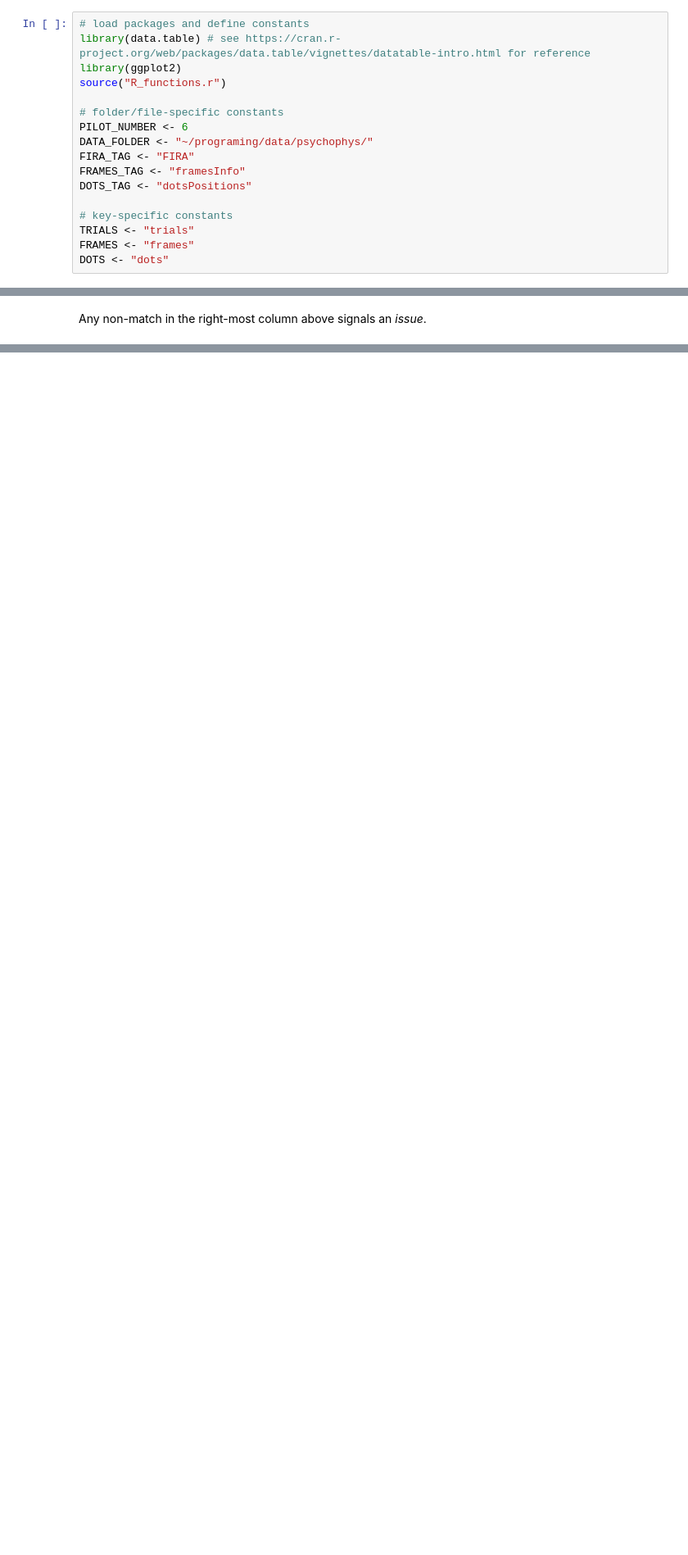
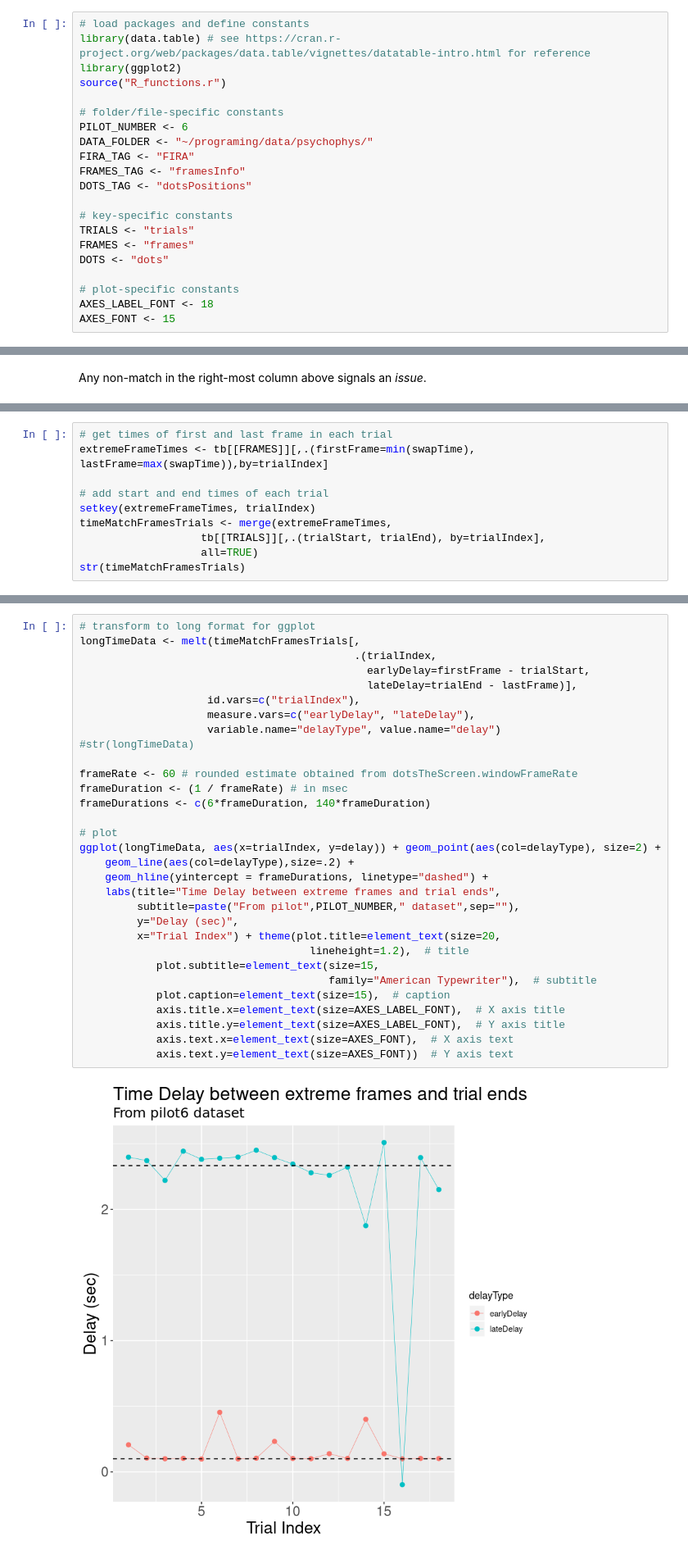
Before and after one commit to TheGoldLab/Analysis_SingleCP_DotsReversal, a Jupyter notebook: Python_scripts/pilot6.ipynb, the cells around one changed output, grey strips where cells are left out. Shown at 82% size. Saved outputs shown, nothing was run; the diff lists cells and outputs as text; blank space fills up the shorter version.

```diff
--- a/Python_scripts/pilot6.ipynb
+++ b/Python_scripts/pilot6.ipynb
@@ -19,6 +19,10 @@ DOTS_TAG <- "dotsPositions"
 TRIALS <- "trials"
 FRAMES <- "frames"
 DOTS <- "dots"
+
+# plot-specific constants
+AXES_LABEL_FONT <- 18
+AXES_FONT <- 15
 # %%
 # load csv files into data.tables
 tb <- list(
@@ -214,0 +176,10 @@ Any non-match in the right-most column above signals an *issue*.
+# %%
+# get times of first and last frame in each trial
+extremeFrameTimes <- tb[[FRAMES]][,.(firstFrame=min(swapTime), lastFrame=max(swapTime)),by=trialIndex]
+
+# add start and end times of each trial
+setkey(extremeFrameTimes, trialIndex)
+timeMatchFramesTrials <- merge(extremeFrameTimes,
+                   tb[[TRIALS]][,.(trialStart, trialEnd), by=trialIndex],
+                   all=TRUE)
+str(timeMatchFramesTrials)
@@ -214,0 +195,33 @@ Any non-match in the right-most column above signals an *issue*.
+# %%
+# transform to long format for ggplot
+longTimeData <- melt(timeMatchFramesTrials[,
+                                           .(trialIndex,
+                                             earlyDelay=firstFrame - trialStart,
+                                             lateDelay=trialEnd - lastFrame)],
+                    id.vars=c("trialIndex"),
+                    measure.vars=c("earlyDelay", "lateDelay"),
+                    variable.name="delayType", value.name="delay")
+#str(longTimeData)
+
+frameRate <- 60 # rounded estimate obtained from dotsTheScreen.windowFrameRate
+frameDuration <- (1 / frameRate) # in msec
+frameDurations <- c(6*frameDuration, 140*frameDuration)
+
+# plot
+ggplot(longTimeData, aes(x=trialIndex, y=delay)) + geom_point(aes(col=delayType), size=2) +
+    geom_line(aes(col=delayType),size=.2) +
+    geom_hline(yintercept = frameDurations, linetype="dashed") +
+    labs(title="Time Delay between extreme frames and trial ends",
+         subtitle=paste("From pilot",PILOT_NUMBER," dataset",sep=""),
+         y="Delay (sec)",
+         x="Trial Index") + theme(plot.title=element_text(size=20,
+                                    lineheight=1.2),  # title
+            plot.subtitle=element_text(size=15,
+                                       family="American Typewriter"),  # subtitle
+            plot.caption=element_text(size=15),  # caption
+            axis.title.x=element_text(size=AXES_LABEL_FONT),  # X axis title
+            axis.title.y=element_text(size=AXES_LABEL_FONT),  # Y axis title
+            axis.text.x=element_text(size=AXES_FONT),  # X axis text
+            axis.text.y=element_text(size=AXES_FONT))  # Y axis text
+# %% [output]
+[figure, added]
```
Also changed, not shown: parts of 13 cells of this notebook.
